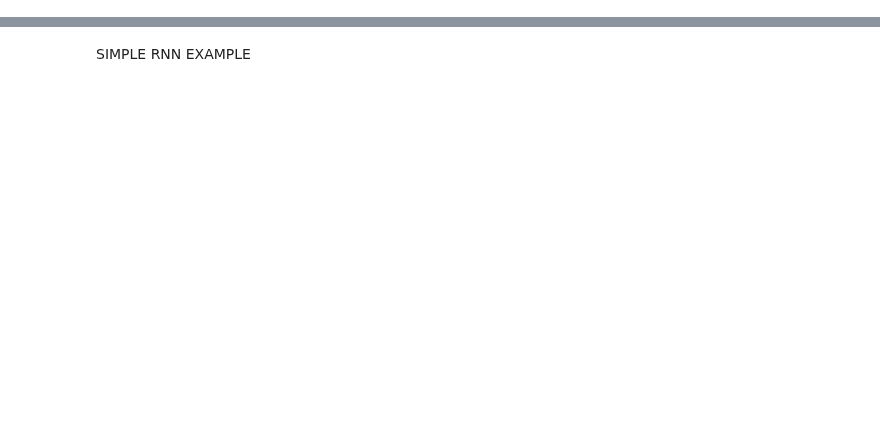
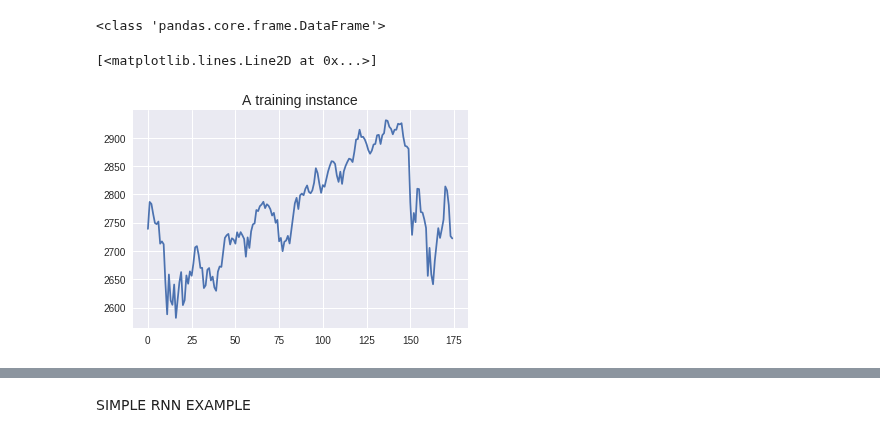
Before and after one commit to mmistroni/TensorFlowPlayground, a Jupyter notebook: RNNTest.ipynb, the cells around one changed output, grey strips where cells are left out. Cells and saved outputs as stored; diff of their text form; code cells hidden in the pictures; blank space fills up the shorter version.

```diff
--- a/RNNTest.ipynb
+++ b/RNNTest.ipynb
@@ -22,0 +47,24 @@ standard_and_poor = [
+# %%
+# Fetching Standard and Poors Results
+import pandas_datareader as pdr
+from datetime import date, timedelta
+startdate = date.today() - timedelta(days=250)
+stock_data = pdr.get_data_yahoo('^GSPC', startdate, date.today())
+# %%
+stock_data.shape[0]
+print (type(stock_data))
+adjClose = np.stack(stock_data['Close'])
+
+# Since we always want to predict the future, we take the latest 10% of data as the test data.
+# Split into train / test so that you can use the test to find accuracy.
+# Train is used to train, and test to predict, to see the accuracy, Then we can use last price today to predict tomorrow, and so on
+
+%matplotlib inline
+import matplotlib
+import matplotlib.pyplot as plt
+plt.title("A training instance", fontsize=14)
+plt.plot(adjClose)
+# %% [output]
+<class 'pandas.core.frame.DataFrame'>
+[<matplotlib.lines.Line2D at 0x...>]
+[figure, added]
```
Also changed, not shown: parts of 8 cells of this notebook.
